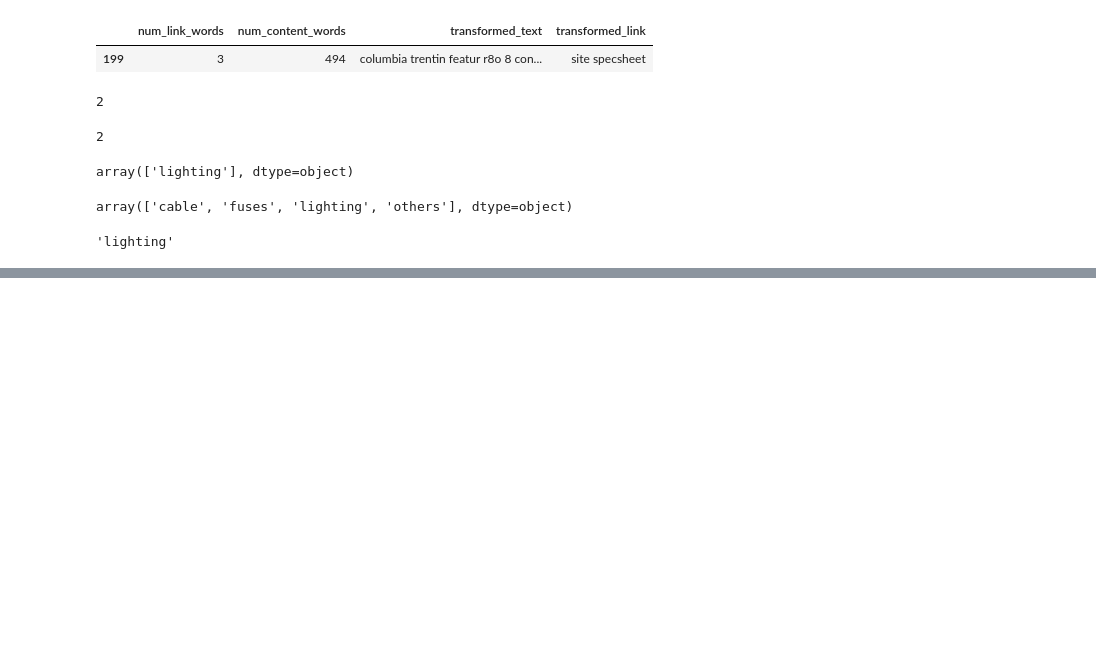
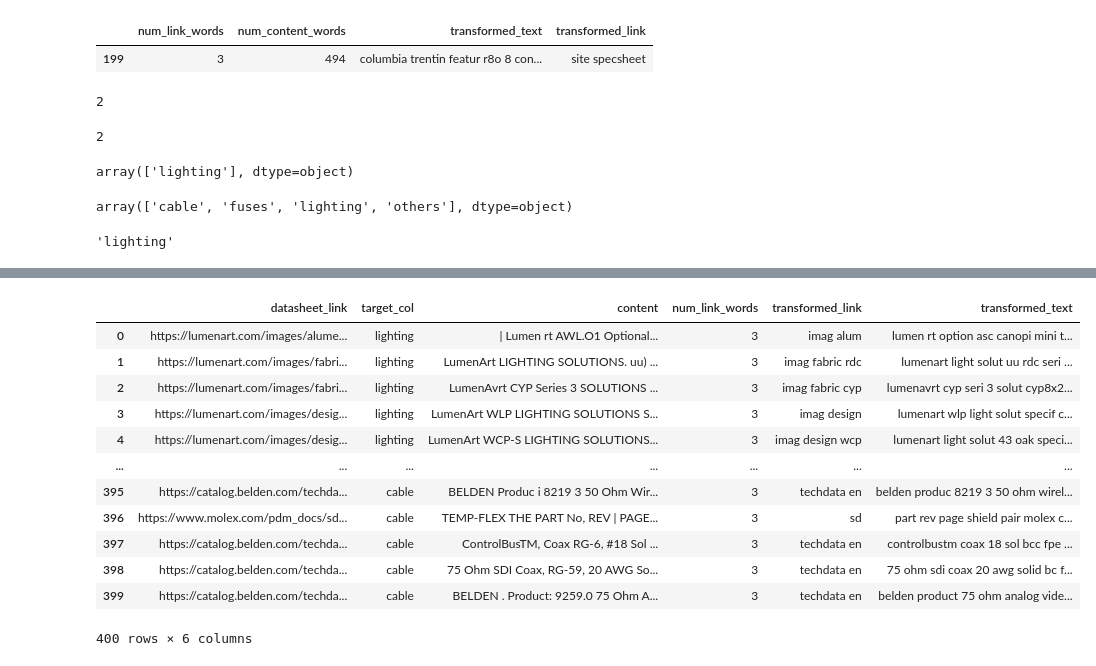
Before and after one commit to Muhliscm/parspec, a Jupyter notebook: 01_Model_building.ipynb, the cells around one changed output, grey strips where cells are left out. Drawn from its saved outputs; the diff is of its cells as text; code cells hidden in the pictures; blank space fills up the shorter version.

```diff
--- a/01_Model_building.ipynb
+++ b/01_Model_building.ipynb
@@ -893,0 +954,8 @@ label_encoder.inverse_transform(res)[0]
+# %%
+test_df['num_link_words'] = test_df['datasheet_link'].apply(
+    lambda x: len(nltk.word_tokenize(x)))
+# %%
+
+test_df['transformed_link'] = test_df['datasheet_link'].apply(
+    link_preprocessor)
+test_df
@@ -893,0 +976,20 @@ label_encoder.inverse_transform(res)[0]
+# %%
+test_df['transformed_link'] = test_df['transformed_link'].apply(transformation)
+# %%
+test_df['transformed_text'] = test_df['content'].apply(transformation)
+# %%
+test_df
+# %% [output]
+|  | datasheet_link | target_col | content | num_link_words | transformed_link | transformed_text |
+| 0 | https://lumenart.com/images/alume... | lighting | | Lumen rt AWL.O1 Optional... | 3 | imag alum | lumen rt option asc canopi mini t... |
+| 1 | https://lumenart.com/images/fabri... | lighting | LumenArt LIGHTING SOLUTIONS. uu) ... | 3 | imag fabric rdc | lumenart light solut uu rdc seri ... |
+| 2 | https://lumenart.com/images/fabri... | lighting | LumenAvrt CYP Series 3 SOLUTIONS ... | 3 | imag fabric cyp | lumenavrt cyp seri 3 solut cyp8x2... |
+| 3 | https://lumenart.com/images/desig... | lighting | LumenArt WLP LIGHTING SOLUTIONS S... | 3 | imag design | lumenart wlp light solut specif c... |
+| 4 | https://lumenart.com/images/desig... | lighting | LumenArt WCP-S LIGHTING SOLUTIONS... | 3 | imag design wcp | lumenart light solut 43 oak speci... |
+| ... | ... | ... | ... | ... | ... | ... |
+| 395 | https://catalog.belden.com/techda... | cable | BELDEN Produc i 8219 3 50 Ohm Wir... | 3 | techdata en | belden produc 8219 3 50 ohm wirel... |
+| 396 | https://www.molex.com/pdm_docs/sd... | cable | TEMP-FLEX THE PART No, REV | PAGE... | 3 | sd | part rev page shield pair molex c... |
+| 397 | https://catalog.belden.com/techda... | cable | ControlBusTM, Coax RG-6, #18 Sol ... | 3 | techdata en | controlbustm coax 18 sol bcc fpe ... |
+| 398 | https://catalog.belden.com/techda... | cable | 75 Ohm SDI Coax, RG-59, 20 AWG So... | 3 | techdata en | 75 ohm sdi coax 20 awg solid bc f... |
+| 399 | https://catalog.belden.com/techda... | cable | BELDEN . Product: 9259.0 75 Ohm A... | 3 | techdata en | belden product 75 ohm analog vide... |
+400 rows × 6 columns
```
Also changed, not shown: parts of 32 cells of this notebook, 3 other files.
